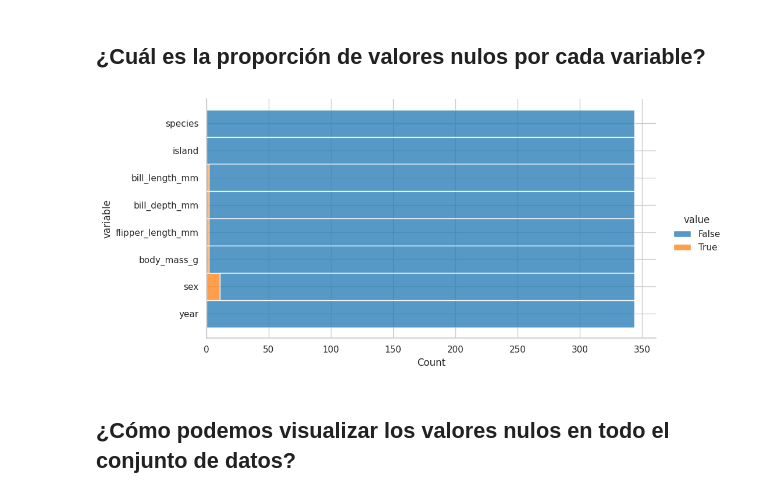
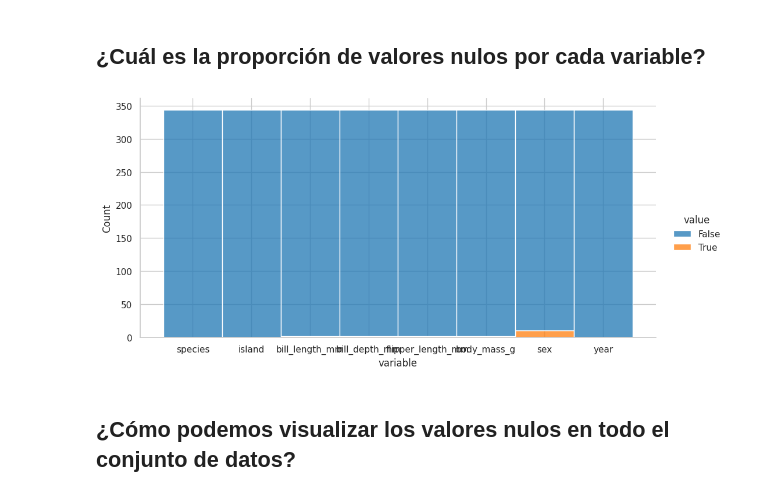
Before and after one commit to dionicio-alberto/Analisis-Explotarorio-De-Datos, a Jupyter notebook: curso.ipynb, the cells around one changed output. Drawn from its saved outputs; the diff is of its cells as text; code cells hidden in the pictures.

```diff
--- a/curso.ipynb
+++ b/curso.ipynb
@@ -181,22 +181,22 @@ dtype: int64
 # %%
 (
     penguins1
     .isnull()
     .melt()
     .pipe(
         lambda df:
             sns.displot(
                 data = df,
-                y = 'variable',
+                x = 'variable',
                 hue = 'value',
                 multiple = 'stack',
                 aspect = 2
             )
         )
 )
 plt.show()
 # %% [output]
-[figure, old version]
+[figure, new version]
 # %% [markdown]
 ## ¿Cómo podemos visualizar los valores nulos en todo el conjunto de datos?
 # %%
```
Also changed, not shown: parts of 8 cells of this notebook.
